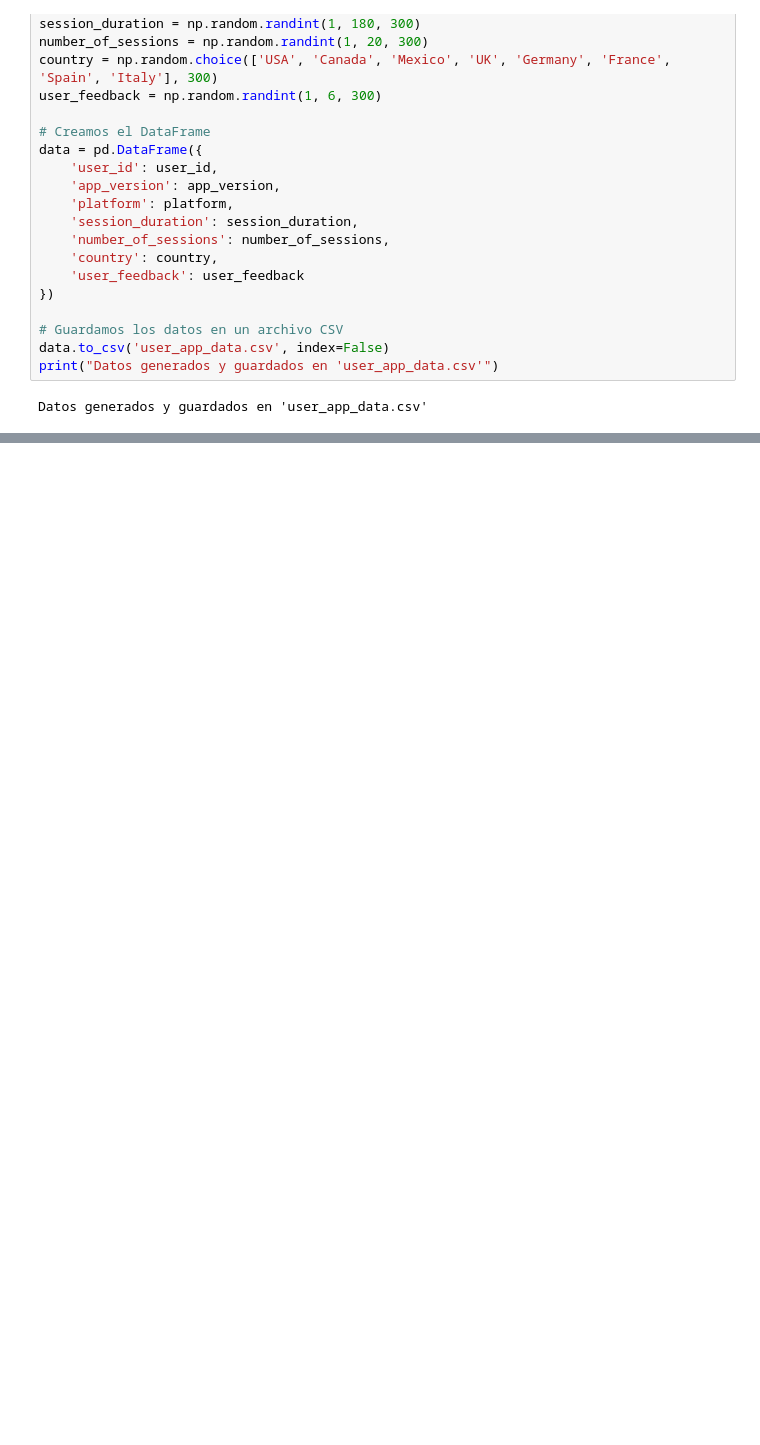
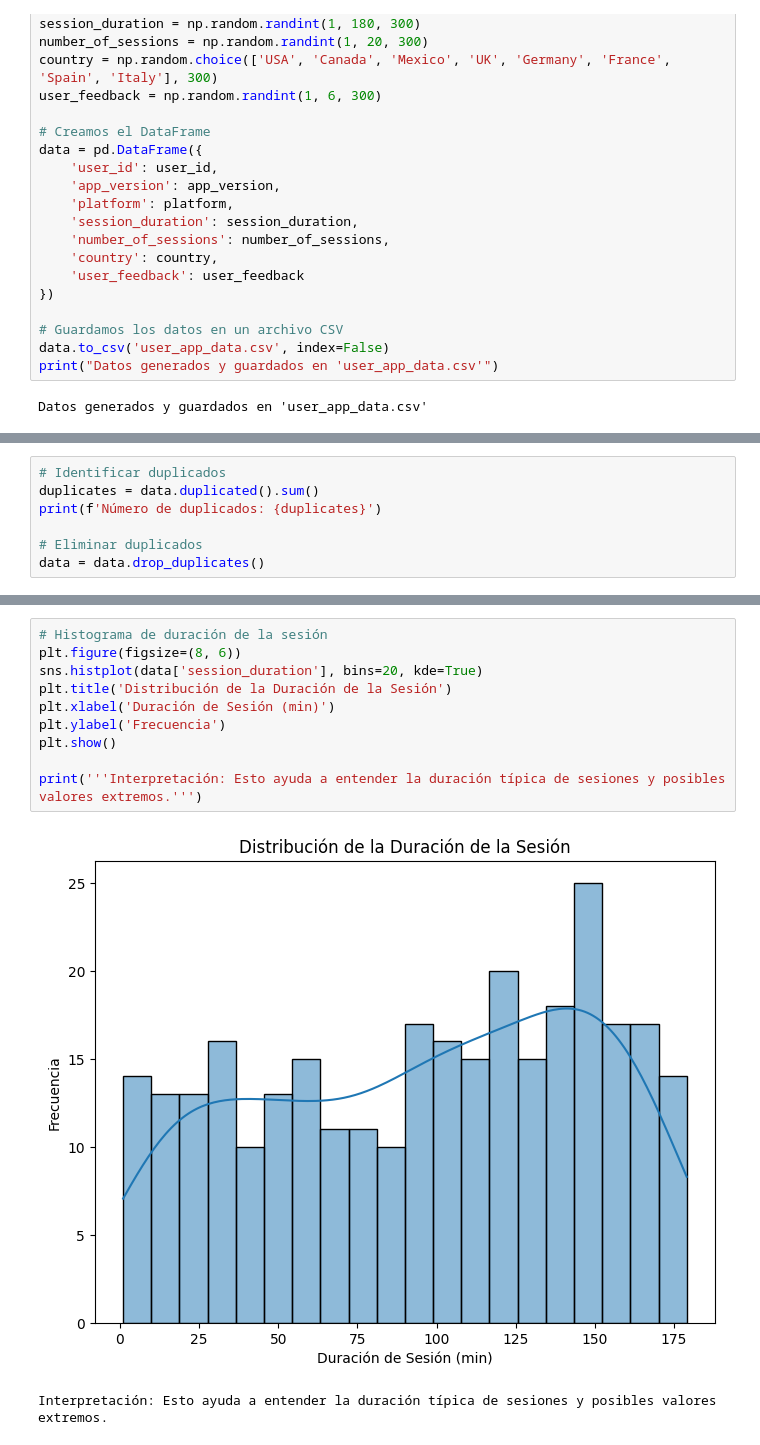
Before and after one commit to manueljosema/Primer-commit-a-adir-README.md, a Jupyter notebook: Preparación_Examen_Unidad_Simulación_del_Examen_(Core).ipynb, the cells around one changed output, grey strips where cells are left out. Drawn from its saved outputs; the diff is of its cells as text; blank space fills up the shorter version.

```diff
--- a/Preparación_Examen_Unidad_Simulación_del_Examen_(Core).ipynb
+++ b/Preparación_Examen_Unidad_Simulación_del_Examen_(Core).ipynb
@@ -189,0 +64,7 @@ El siguiente paso es completar una exploración de los datos usando Python. Esto
+# %%
+# Identificar duplicados
+duplicates = data.duplicated().sum()
+print(f'Número de duplicados: {duplicates}')
+
+# Eliminar duplicados
+data = data.drop_duplicates()
@@ -189,0 +121,13 @@ El siguiente paso es completar una exploración de los datos usando Python. Esto
+# %%
+# Histograma de duración de la sesión
+plt.figure(figsize=(8, 6))
+sns.histplot(data['session_duration'], bins=20, kde=True)
+plt.title('Distribución de la Duración de la Sesión')
+plt.xlabel('Duración de Sesión (min)')
+plt.ylabel('Frecuencia')
+plt.show()
+
+print('''Interpretación: Esto ayuda a entender la duración típica de sesiones y posibles valores extremos.''')
+# %% [output]
+[figure, added]
+Interpretación: Esto ayuda a entender la duración típica de sesiones y posibles valores extremos.
```
Also changed, not shown: parts of 22 cells of this notebook.
